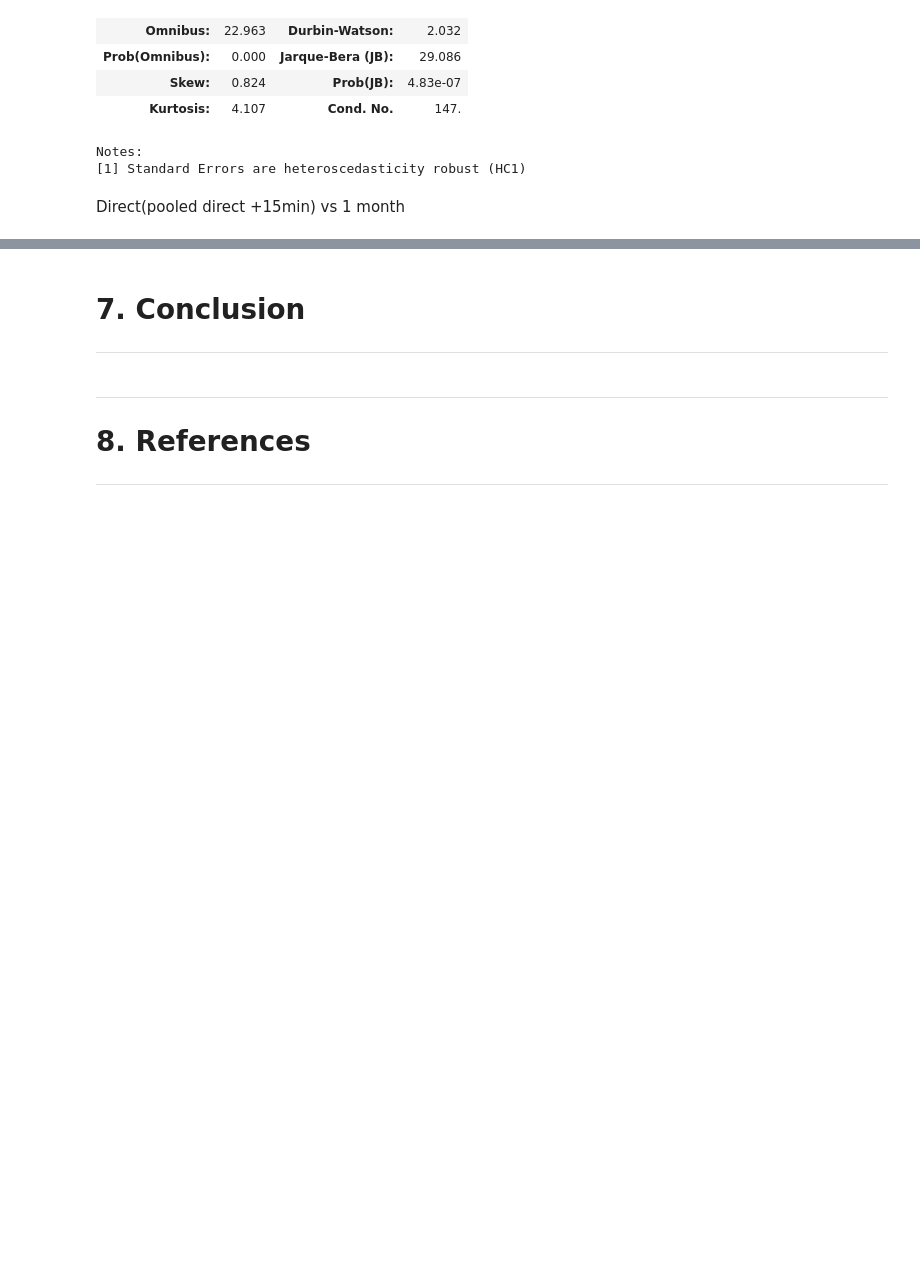
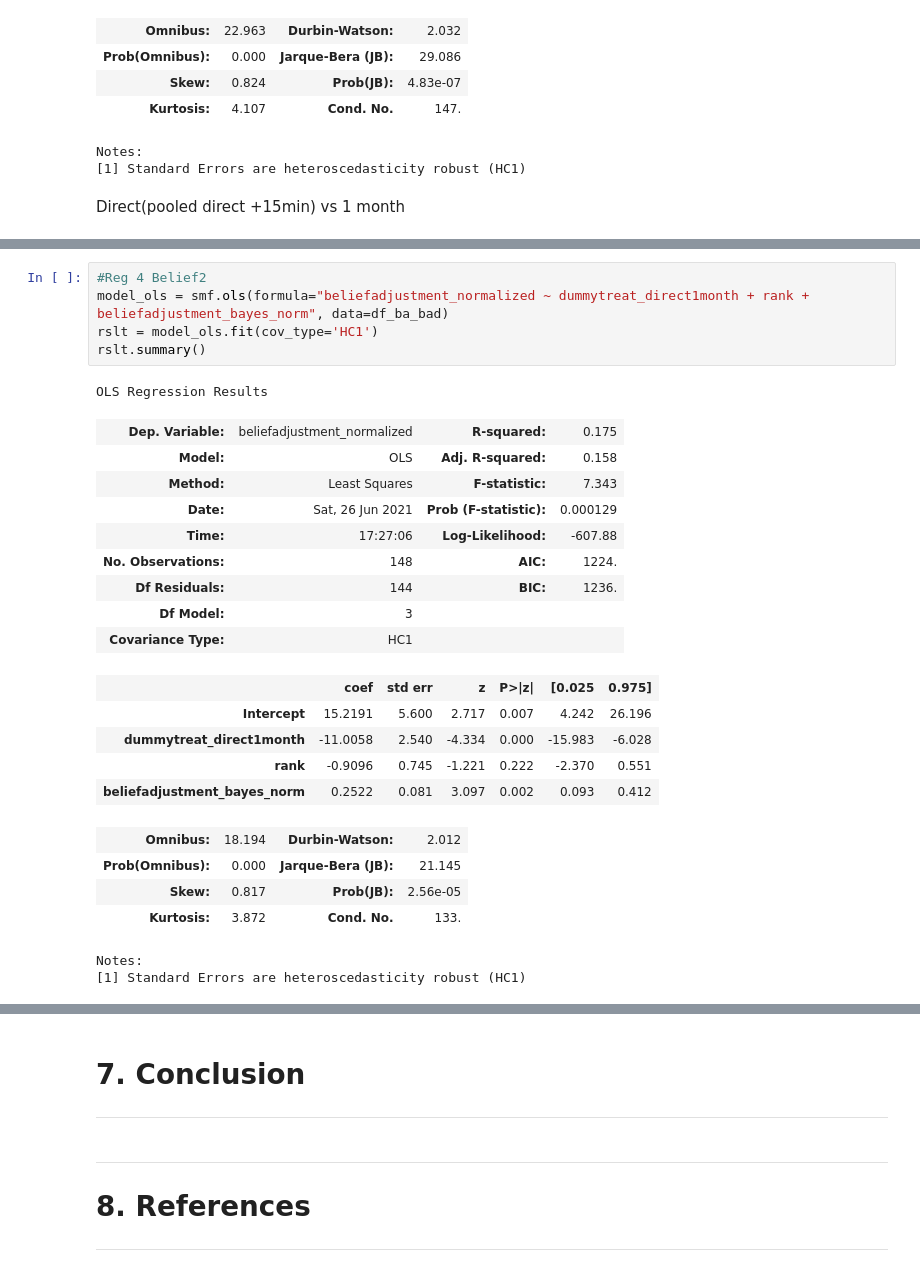
Before and after one commit to aysuavci/ose-data-science-course-project-aysuavci, a Jupyter notebook: project_notebook.ipynb, the cells around one changed output, grey strips where cells are left out. Cells and saved outputs as stored; diff of their text form; blank space fills up the shorter version.

```diff
--- a/project_notebook.ipynb
+++ b/project_notebook.ipynb
@@ -642,0 +670,27 @@ Notes:
+# %%
+#Reg 4 Belief2
+model_ols = smf.ols(formula="beliefadjustment_normalized ~ dummytreat_direct1month + rank + beliefadjustment_bayes_norm", data=df_ba_bad)
+rslt = model_ols.fit(cov_type='HC1')
+rslt.summary()
+# %% [output]
+OLS Regression Results
+| Dep. Variable: | beliefadjustment_normalized | R-squared: | 0.175 |
+| Model: | OLS | Adj. R-squared: | 0.158 |
+| Method: | Least Squares | F-statistic: | 7.343 |
+| Date: | Sat, 26 Jun 2021 | Prob (F-statistic): | 0.000129 |
+| Time: | 17:27:06 | Log-Likelihood: | -607.88 |
+| No. Observations: | 148 | AIC: | 1224. |
+| Df Residuals: | 144 | BIC: | 1236. |
+| Df Model: | 3 |  |  |
+| Covariance Type: | HC1 |  |  |
+|  | coef | std err | z | P>|z| | [0.025 | 0.975] |
+| Intercept | 15.2191 | 5.600 | 2.717 | 0.007 | 4.242 | 26.196 |
+| dummytreat_direct1month | -11.0058 | 2.540 | -4.334 | 0.000 | -15.983 | -6.028 |
+| rank | -0.9096 | 0.745 | -1.221 | 0.222 | -2.370 | 0.551 |
+| beliefadjustment_bayes_norm | 0.2522 | 0.081 | 3.097 | 0.002 | 0.093 | 0.412 |
+| Omnibus: | 18.194 | Durbin-Watson: | 2.012 |
+| Prob(Omnibus): | 0.000 | Jarque-Bera (JB): | 21.145 |
+| Skew: | 0.817 | Prob(JB): | 2.56e-05 |
+| Kurtosis: | 3.872 | Cond. No. | 133. |
+Notes:
+[1] Standard Errors are heteroscedasticity robust (HC1)
```
Also changed, not shown: parts of 5 cells of this notebook.
